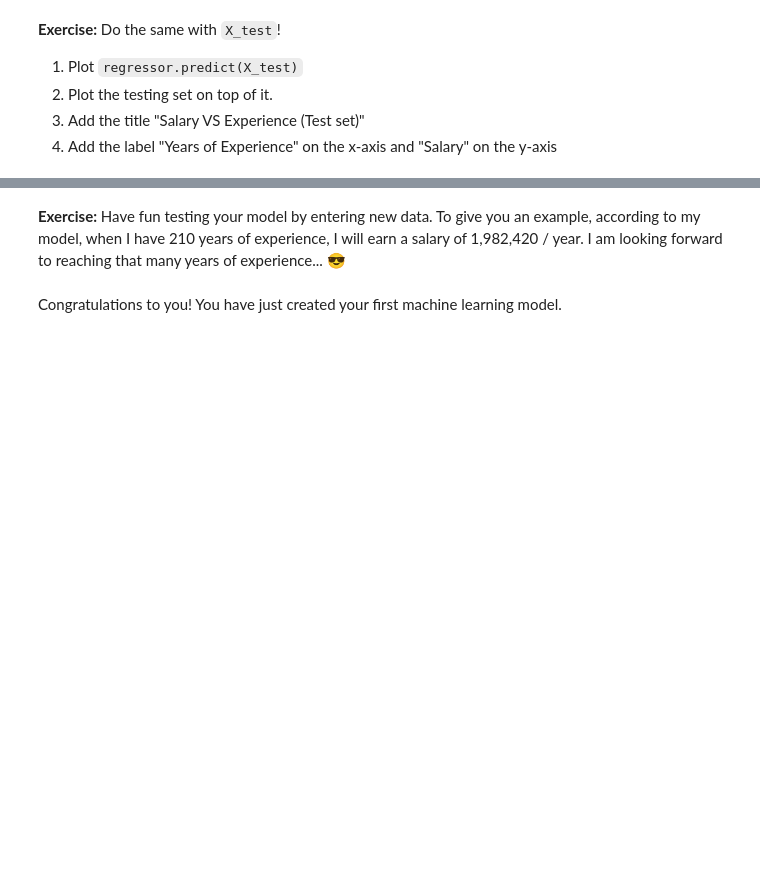
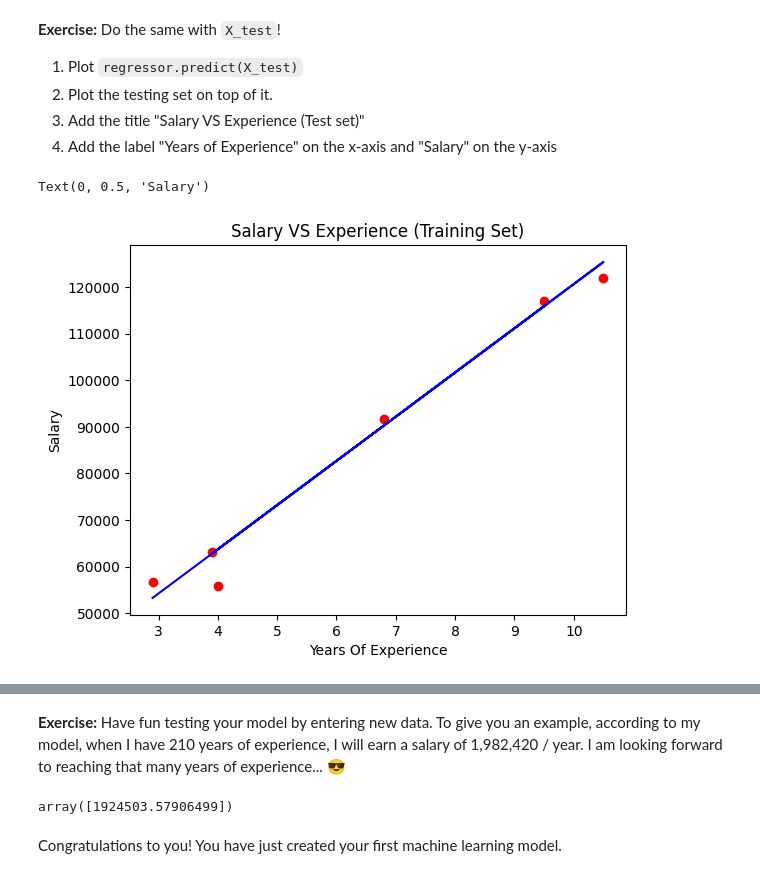
Before and after one commit to antoineservais1307/LGG-Thomas4-antoine, a Jupyter notebook: 02-TheHill/MachineLearningIntro/02-ModelingStructuredData/01-Regression/01-simple-linear-regression.ipynb, the cells around one changed output, grey strips where cells are left out. Saved outputs shown, nothing was run; the diff lists cells and outputs as text; code cells hidden in the pictures; blank space fills up the shorter version.

```diff
--- a/02-TheHill/MachineLearningIntro/02-ModelingStructuredData/01-Regression/01-simple-linear-regression.ipynb
+++ b/02-TheHill/MachineLearningIntro/02-ModelingStructuredData/01-Regression/01-simple-linear-regression.ipynb
@@ -159,5 +172,9 @@ Do you have a score above 90%? That's not bad! But let's now check if our model
 The `X_test` and `y_test` sets were previously created. Now it is time to use them.
 
 **Exercise:** Use the `predict` method of your model on your test dataset (`X_test`).
+# %%
+X_test = np.array(X_test).reshape(-1,1)
+
+pred_ytest = regressor.predict(X_test)
 # %% [markdown]
 **Exercise:** Display the score of your model with `X_test` and `y_test`.
@@ -181,12 +211,27 @@ The expected result should look like this:
 2. Plot the testing set on top of it.
 3. Add the title "Salary VS Experience (Test set)"
 4. Add the label "Years of Experience" on the x-axis and "Salary" on the y-axis
+# %%
+plt.plot(X_test, pred_ytest, color="Blue", label="Predicted Salary")
+plt.scatter(X_test, y_test, color="Red")
+plt.title("Salary VS Experience (Training Set)")
+plt.xlabel("Years Of Experience")
+plt.ylabel("Salary")
+# %% [output]
+Text(0, 0.5, 'Salary')
+[figure, added]
 # %% [markdown]
 The expected result should look like this:
 
 ![testplot.png](./assets/testplot.png)
 # %% [markdown]
 **Exercise:** Have fun testing your model by entering new data. To give you an example, according to my model, when I have 210 years of experience, I will earn a salary of 1,982,420 / year. I am looking forward to reaching that many years of experience... 😎
+# %%
+x = 200
+x = np.array(x).reshape(-1, 1)
+regressor.predict(x)
+# %% [output]
+array([1924503.57906499])
 # %% [markdown]
 Congratulations to you! You have just created your first machine learning model.
 # %% [markdown]
```
Also changed, not shown: parts of 7 cells of this notebook.
